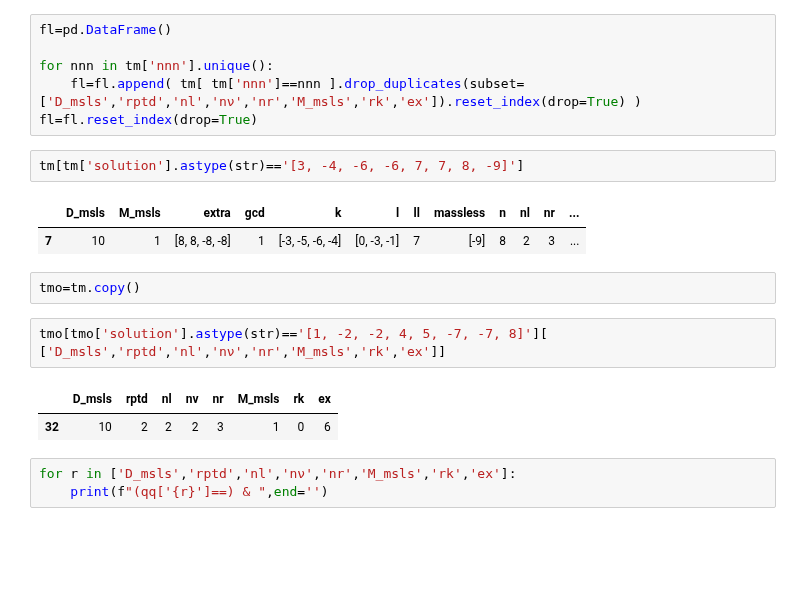
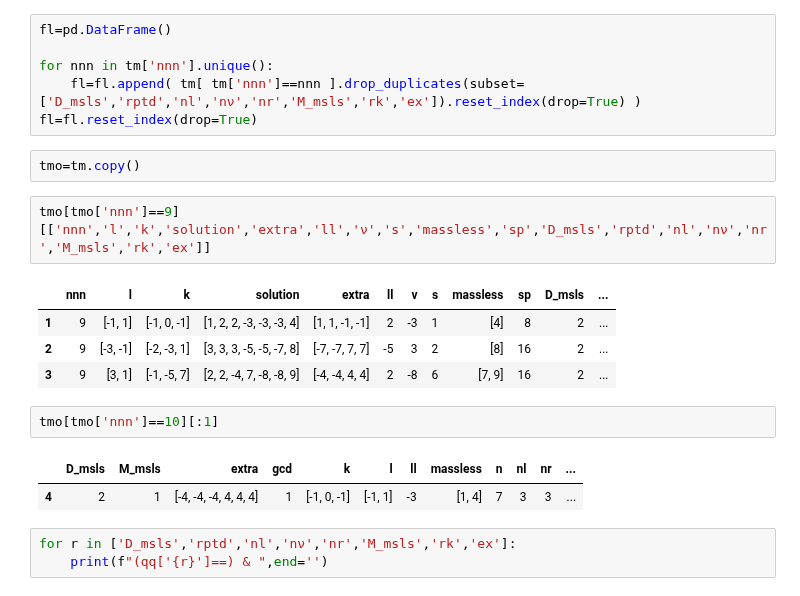
Before and after one commit to LBJ-Wade/anomaly, a Jupyter notebook: DiracSeesaw_Tree_level.ipynb, the cells around one changed output. Drawn from its saved outputs; the diff is of its cells as text; blank space fills up the shorter version.

Commit message:
Added solutions with n=10

```diff
--- a/DiracSeesaw_Tree_level.ipynb
+++ b/DiracSeesaw_Tree_level.ipynb
@@ -533,18 +533,20 @@ fl=pd.DataFrame()
 for nnn in tm['nnn'].unique():
     fl=fl.append( tm[ tm['nnn']==nnn ].drop_duplicates(subset=['D_msls','rptd','nl','nν','nr','M_msls','rk','ex']).reset_index(drop=True) )
 fl=fl.reset_index(drop=True)
-# %%
-tm[tm['solution'].astype(str)=='[3, -4, -6, -6, 7, 7, 8, -9]']
-# %% [output]
-|  | D_msls | M_msls | extra | gcd | k | l | ll | massless | n | nl | nr | ... |
-| 7 | 10 | 1 | [8, 8, -8, -8] | 1 | [-3, -5, -6, -4] | [0, -3, -1] | 7 | [-9] | 8 | 2 | 3 | ... |
 # %%
 tmo=tm.copy()
 # %%
-tmo[tmo['solution'].astype(str)=='[1, -2, -2, 4, 5, -7, -7, 8]'][ ['D_msls','rptd','nl','nν','nr','M_msls','rk','ex']]
+tmo[tmo['nnn']==9][['nnn','l','k','solution','extra','ll','ν','s','massless','sp','D_msls','rptd','nl','nν','nr','M_msls','rk','ex']]
 # %% [output]
-|  | D_msls | rptd | nl | nν | nr | M_msls | rk | ex |
-| 32 | 10 | 2 | 2 | 2 | 3 | 1 | 0 | 6 |
+|  | nnn | l | k | solution | extra | ll | ν | s | massless | sp | D_msls | ... |
+| 1 | 9 | [-1, 1] | [-1, 0, -1] | [1, 2, 2, -3, -3, -3, 4] | [1, 1, -1, -1] | 2 | -3 | 1 | [4] | 8 | 2 | ... |
+| 2 | 9 | [-3, -1] | [-2, -3, 1] | [3, 3, 3, -5, -5, -7, 8] | [-7, -7, 7, 7] | -5 | 3 | 2 | [8] | 16 | 2 | ... |
+| 3 | 9 | [3, 1] | [-1, -5, 7] | [2, 2, -4, 7, -8, -8, 9] | [-4, -4, 4, 4] | 2 | -8 | 6 | [7, 9] | 16 | 2 | ... |
+# %%
+tmo[tmo['nnn']==10][:1]
+# %% [output]
+|  | D_msls | M_msls | extra | gcd | k | l | ll | massless | n | nl | nr | ... |
+| 4 | 2 | 1 | [-4, -4, -4, 4, 4, 4] | 1 | [-1, 0, -1] | [-1, 1] | -3 | [1, 4] | 7 | 3 | 3 | ... |
 # %%
 for r in ['D_msls','rptd','nl','nν','nr','M_msls','rk','ex']:
     print(f"(qq['{r}']==) & ",end='')
```
Also changed, not shown: parts of 7 cells of this notebook.
